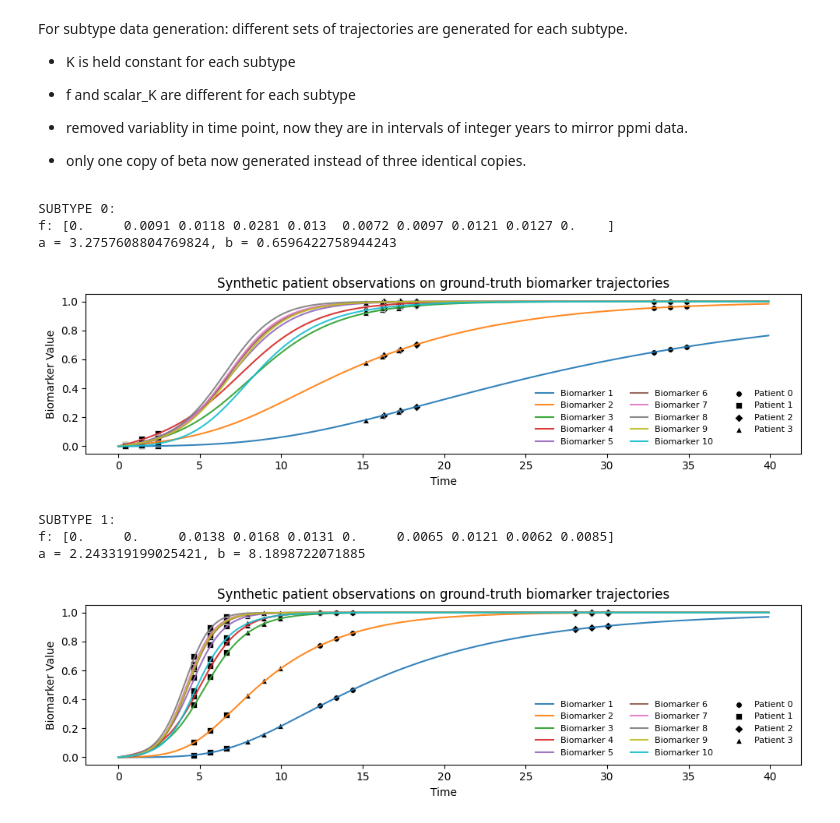
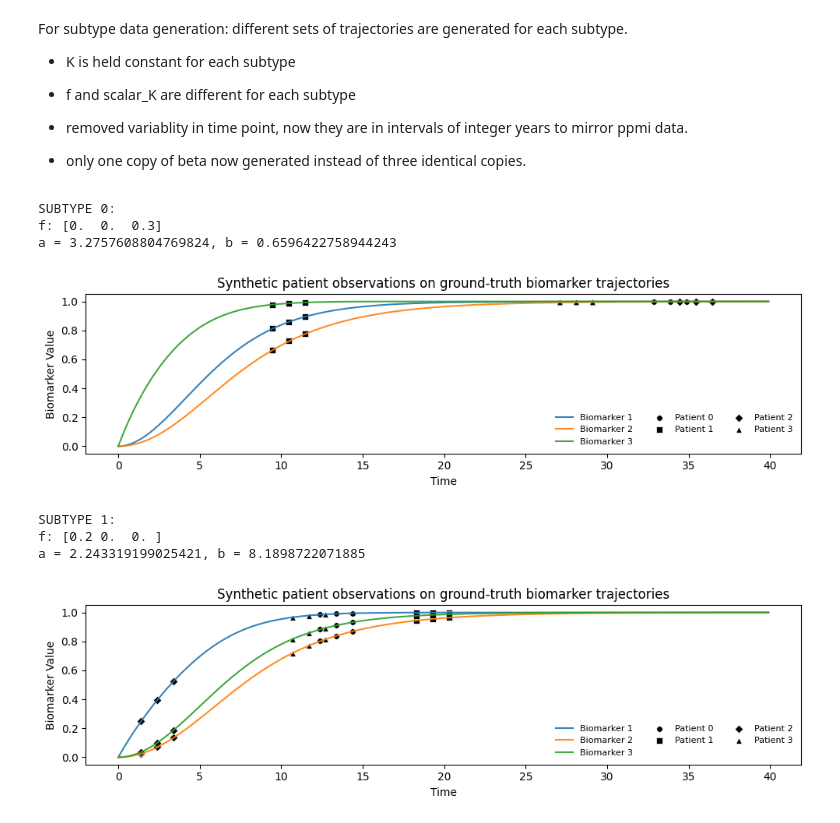
Before and after one commit to LAMCIG/Progression_models_simulations, a Jupyter notebook: EMDPM/experiments/synthetic_experiments/subtyping/test_subtyping_em.ipynb, the cells around one changed output. Cells and saved outputs as stored; diff of their text form; code cells hidden in the pictures.

```diff
--- a/EMDPM/experiments/synthetic_experiments/subtyping/test_subtyping_em.ipynb
+++ b/EMDPM/experiments/synthetic_experiments/subtyping/test_subtyping_em.ipynb
@@ -14,7 +14,7 @@ from EMDPM.subtyping_em_transformer import SubtypingEM
 np.set_printoptions(precision=4)
 # %%
 # data params
-n_biomarkers = 10
+n_biomarkers = 3
 t_max = 40 # was 20
 t_span = np.linspace(0, t_max, 8000)
 noise_level = 0.0
@@ -32,10 +32,12 @@ For subtype data generation: different sets of trajectories are generated for ea
 # %%
 K = get_adjacency_matrix("random_offdiag", n_biomarkers, np.random.RandomState(75))
 
-scalar_K_list = [0.25, 0.50]
+scalar_K_list = [0.2, 0.2]
 f_list = []
 for _ in range(n_subtypes):
     f_list.append(rng.gamma(shape=2, scale=0.005, size=n_biomarkers))
+
+f_list = [np.array([0.0, 0.0, 0.3]), np.array([0.2, 0.0, 0.0])]
 
 X = []
 y = []
@@ -66,37 +68,37 @@ for subtype in range(n_subtypes):
     plot_true_observations(df, t, x_true, patient_idx=[0,1,2,3])
 
     biomarker_cols = [col for col in df.columns if col.startswith("biomarker_")]
 
     X_obs = df[biomarker_cols].values   # (n_obs, n_biomarkers)
     dt = df["dt"].values                # (n_obs,)
     ids = df["patient_id"].values + subtype * n_patients # (n_obs,),  `+ subtype * n_patients` is for ensuring all ids are unique
     cog = df["cognitive_score"].values  # (n_obs,)
     beta_true = df["beta_true"].values  # (n_obs)
 
     #print(f"dt shape: {dt.shape}\nids shape: {ids.shape}\ncog shape: {cog.shape}\nbeta shape: {beta_true.shape}")
     #print(beta_true)
 
-    X_subtype = create_patient_list(X_obs, ids, dt, cog, initial_beta=None) # TODO: ADD THE FUCKING TRUE LABELS
+    X_subtype = create_patient_list(X_obs, ids, dt, cog, initial_beta=None)
 
     for p in X_subtype: # tag each patient with true subtype for later eval
         p["subtype_true"] = int(subtype)
     X += X_subtype # pythonic concatenate list syntactic sugar
 
     y.append(beta_true[::n_patient_obs] )
     #  print(beta_true[::n_patient_obs][0:10])
 
 X = np.asarray(X)
 y = np.concatenate(y)
 
 # print(len(X))
 # print(len(y))#, y)
 # print(y)
 # %% [output]
 SUBTYPE 0:
-f: [0.     0.0091 0.0118 0.0281 0.013  0.0072 0.0097 0.0121 0.0127 0.    ]
+f: [0.  0.  0.3]
 a = 3.2757608804769824, b = 0.6596422758944243
-[figure, old version]
+[figure, new version]
 SUBTYPE 1:
-f: [0.     0.     0.0138 0.0168 0.0131 0.     0.0065 0.0121 0.0062 0.0085]
+f: [0.2 0.  0. ]
 a = 2.243319199025421, b = 8.1898722071885
-[figure, old version]
+[figure, new version]
```
Also changed, not shown: parts of 15 cells of this notebook, 4 other files.
